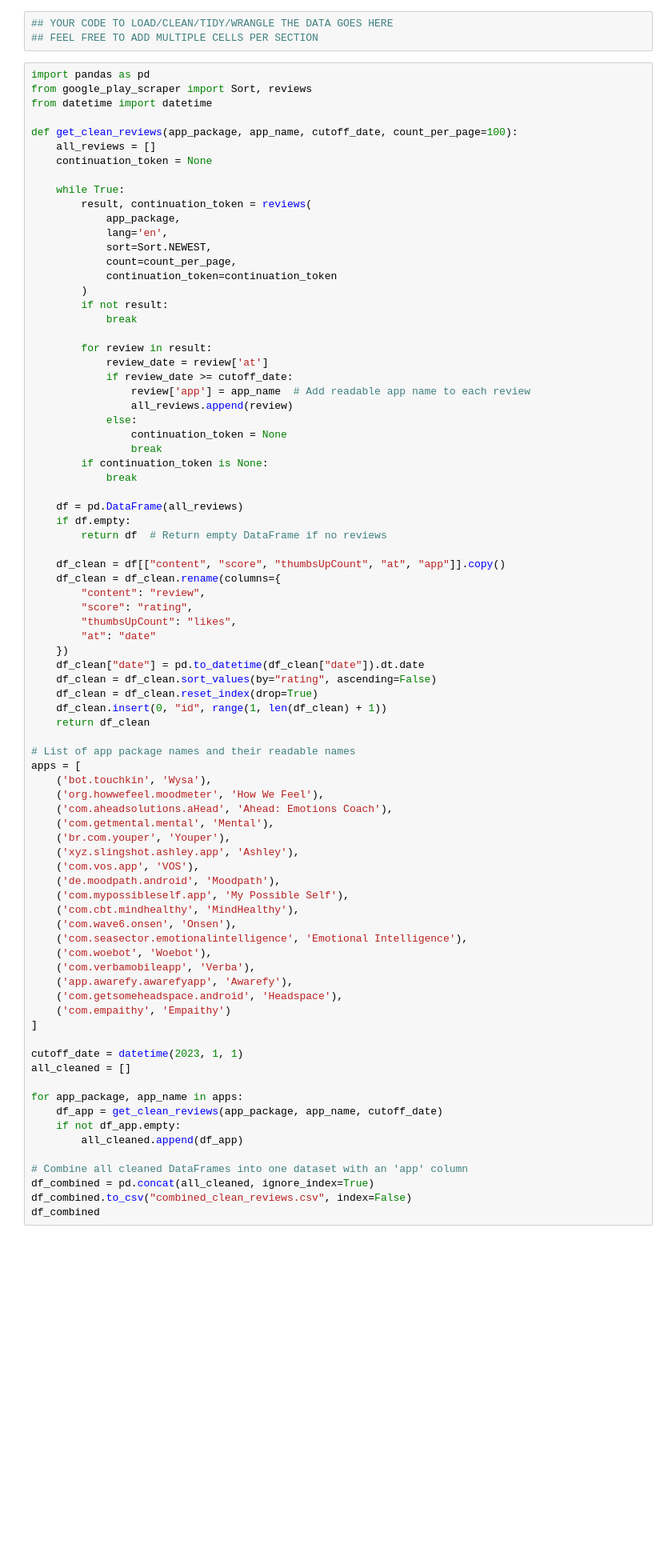
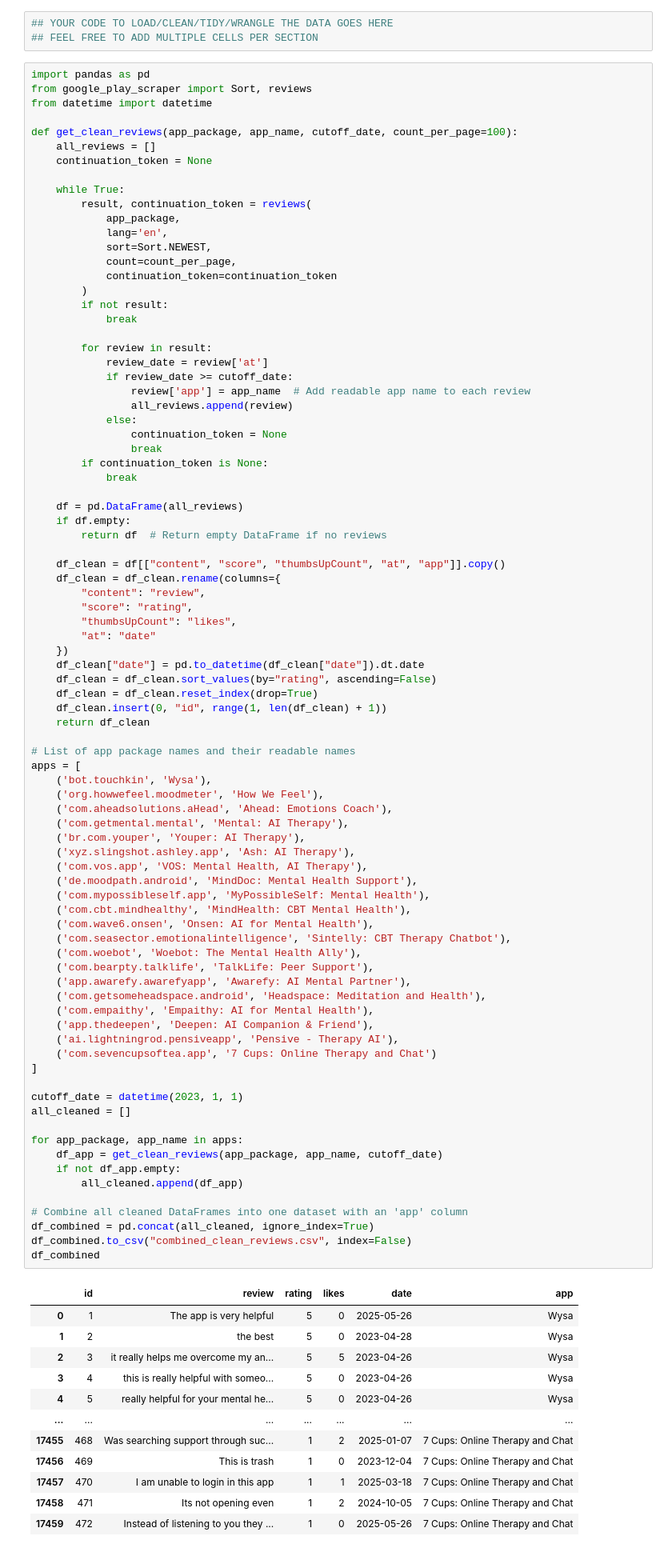
Before and after one commit to avalonandresen/cogs108, a Jupyter notebook: EDACheckpoint_Group018_SP25.ipynb, the cells around one changed output. Shown: that part at 80% size. Saved outputs shown, nothing was run; the diff lists cells and outputs as text; blank space fills up the shorter version.

```diff
--- a/EDACheckpoint_Group018_SP25.ipynb
+++ b/EDACheckpoint_Group018_SP25.ipynb
@@ -271,44 +271,59 @@ def get_clean_reviews(app_package, app_name, cutoff_date, count_per_page=100):
         "score": "rating",
         "thumbsUpCount": "likes",
         "at": "date"
     })
     df_clean["date"] = pd.to_datetime(df_clean["date"]).dt.date
     df_clean = df_clean.sort_values(by="rating", ascending=False)
     df_clean = df_clean.reset_index(drop=True)
     df_clean.insert(0, "id", range(1, len(df_clean) + 1))
     return df_clean
 
 # List of app package names and their readable names
 apps = [
     ('bot.touchkin', 'Wysa'),
     ('org.howwefeel.moodmeter', 'How We Feel'),
     ('com.aheadsolutions.aHead', 'Ahead: Emotions Coach'),
-    ('com.getmental.mental', 'Mental'),
-    ('br.com.youper', 'Youper'),
-    ('xyz.slingshot.ashley.app', 'Ashley'),
-    ('com.vos.app', 'VOS'),
-    ('de.moodpath.android', 'Moodpath'),
-    ('com.mypossibleself.app', 'My Possible Self'),
-    ('com.cbt.mindhealthy', 'MindHealthy'),
-    ('com.wave6.onsen', 'Onsen'),
-    ('com.seasector.emotionalintelligence', 'Emotional Intelligence'),
-    ('com.woebot', 'Woebot'),
-    ('com.verbamobileapp', 'Verba'),
-    ('app.awarefy.awarefyapp', 'Awarefy'),
-    ('com.getsomeheadspace.android', 'Headspace'),
-    ('com.empaithy', 'Empaithy')
+    ('com.getmental.mental', 'Mental: AI Therapy'),
+    ('br.com.youper', 'Youper: AI Therapy'),
+    ('xyz.slingshot.ashley.app', 'Ash: AI Therapy'),
+    ('com.vos.app', 'VOS: Mental Health, AI Therapy'),
+    ('de.moodpath.android', 'MindDoc: Mental Health Support'),
+    ('com.mypossibleself.app', 'MyPossibleSelf: Mental Health'),
+    ('com.cbt.mindhealthy', 'MindHealth: CBT Mental Health'),
+    ('com.wave6.onsen', 'Onsen: AI for Mental Health'),
+    ('com.seasector.emotionalintelligence', 'Sintelly: CBT Therapy Chatbot'),
+    ('com.woebot', 'Woebot: The Mental Health Ally'),
+    ('com.bearpty.talklife', 'TalkLife: Peer Support'),
+    ('app.awarefy.awarefyapp', 'Awarefy: AI Mental Partner'),
+    ('com.getsomeheadspace.android', 'Headspace: Meditation and Health'),
+    ('com.empaithy', 'Empaithy: AI for Mental Health'),
+    ('app.thedeepen', 'Deepen: AI Companion & Friend'),
+    ('ai.lightningrod.pensiveapp', 'Pensive - Therapy AI'),
+    ('com.sevencupsoftea.app', '7 Cups: Online Therapy and Chat')
 ]
 
 cutoff_date = datetime(2023, 1, 1)
 all_cleaned = []
 
 for app_package, app_name in apps:
     df_app = get_clean_reviews(app_package, app_name, cutoff_date)
     if not df_app.empty:
         all_cleaned.append(df_app)
 
 # Combine all cleaned DataFrames into one dataset with an 'app' column
 df_combined = pd.concat(all_cleaned, ignore_index=True)
 df_combined.to_csv("combined_clean_reviews.csv", index=False)
 df_combined
 # %% [output]
+|  | id | review | rating | likes | date | app |
+| 0 | 1 | The app is very helpful | 5 | 0 | 2025-05-26 | Wysa |
+| 1 | 2 | the best | 5 | 0 | 2023-04-28 | Wysa |
+| 2 | 3 | it really helps me overcome my an... | 5 | 5 | 2023-04-26 | Wysa |
+| 3 | 4 | this is really helpful with someo... | 5 | 0 | 2023-04-26 | Wysa |
+| 4 | 5 | really helpful for your mental he... | 5 | 0 | 2023-04-26 | Wysa |
+| ... | ... | ... | ... | ... | ... | ... |
+| 17455 | 468 | Was searching support through suc... | 1 | 2 | 2025-01-07 | 7 Cups: Online Therapy and Chat |
+| 17456 | 469 | This is trash | 1 | 0 | 2023-12-04 | 7 Cups: Online Therapy and Chat |
+| 17457 | 470 | I am unable to login in this app | 1 | 1 | 2025-03-18 | 7 Cups: Online Therapy and Chat |
+| 17458 | 471 | Its not opening even | 1 | 2 | 2024-10-05 | 7 Cups: Online Therapy and Chat |
+| 17459 | 472 | Instead of listening to you they ... | 1 | 0 | 2025-05-26 | 7 Cups: Online Therapy and Chat |
```
Also changed, not shown: parts of 2 cells of this notebook, 1 other file.
